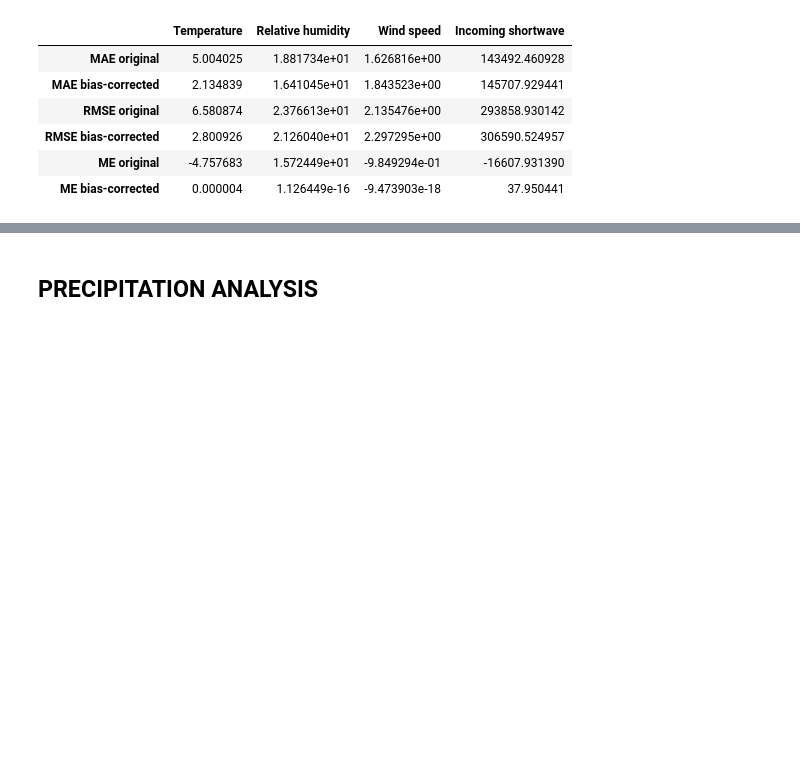
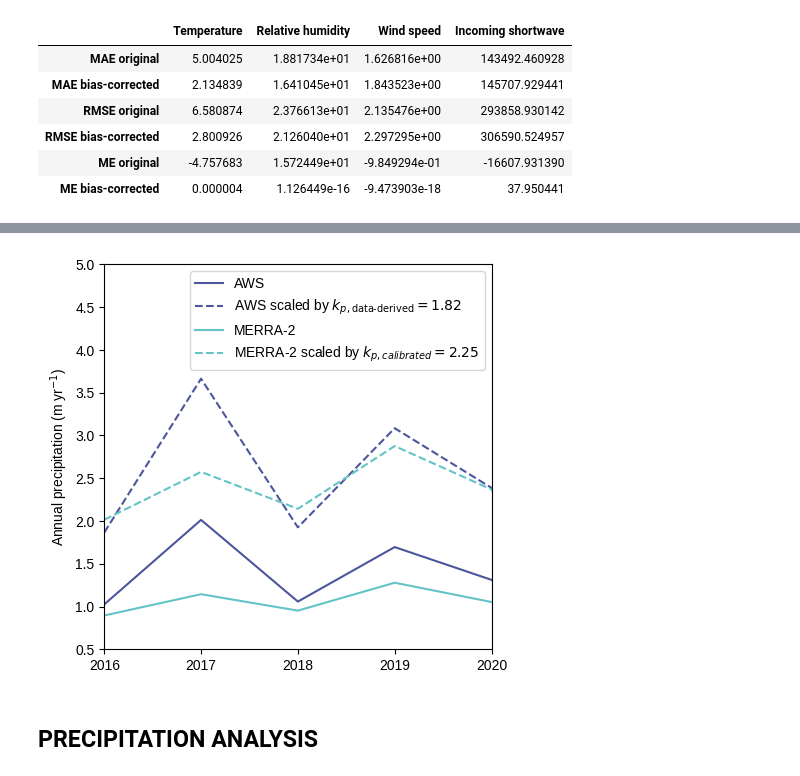
Before and after one commit to clairevwilson/PEBSI, a Jupyter notebook: figs_climate.ipynb, the cells around one changed output, grey strips where cells are left out. Drawn from its saved outputs; the diff is of its cells as text; code cells hidden in the pictures; blank space fills up the shorter version.

```diff
--- a/figs_climate.ipynb
+++ b/figs_climate.ipynb
@@ -674,0 +708,55 @@ Coordinates:
+# %%
+ds = xr.open_dataarray(fn_MERRA.replace('VAR','PRECTOTCORR')).sel(lat=lat,lon=lon)*3600 / 1000
+df = pd.read_csv(fn_nunatak,index_col='UTC_time', parse_dates=True)[['Precip_Weighing_Incremental', 'Precip_Disdrometer_Incremental']].astype(float)
+df = df.loc[pd.to_datetime('2016-10-01'):pd.to_datetime('2021-10-01')]
+# nunatak['Precip_Weighing_Incremental'] = nunatak['Precip_Weighing_Incremental'].fillna(nunatak['Precip_Disdrometer_Incremental'] * 1.48)
+# df.fillna({'Precip_Weighing_Incremental':df['Precip_Disdrometer_Incremental']*1.48},inplace=True)
+print(df.index + pd.Timedelta(minutes=30))
+
+# all_dates = []
+# for year in range(2016, 2024):
+#     for date in pd.date_range(f'{year}-09-01', f'{year+1}-05-01'):
+#         all_dates.append(date)
+# df = df.loc[all_dates]
+ds = ds*(1+0.000130*(1725-1232))
+
+ds = ds.sel(time=df.index + pd.Timedelta(minutes=30))
+
+fig, (ax1) = plt.subplots(figsize=(5, 5))
+years = df['Precip_Weighing_Incremental'].resample('YS-OCT').sum().index
+ax1.plot(years, df['Precip_Weighing_Incremental'].resample('YS-OCT').sum() / 1000, c='#4D559C', label='AWS')
+ax1.plot(years, df['Precip_Weighing_Incremental'].resample('YS-OCT').sum() / 1000 * 1.82, c='#4D559C', label=r'AWS scaled by $k_{p, \text{data-derived}}=1.82$', linestyle='--')
+
+kp = df['Precip_Weighing_Incremental'].sum() / ds.sum().values / 1000
+
+ax1.plot(years, ds.resample(time='YS-OCT').sum().values, label='MERRA-2',c='#63c4c7')
+ax1.plot(years, ds.resample(time='YS-OCT').sum().values*2.25, label='MERRA-2 scaled by $k_{p, calibrated}=2.25$',c='#63c4c7', linestyle='--')
+
+ax1.set_ylabel('Annual precipitation (m yr$^{-1}$)')
+ax1.set_xlim(pd.to_datetime('2017-01-01'), pd.to_datetime('2021-09-01'))
+kp = df['Precip_Weighing_Incremental'].sum() / ds.sum() / 1000
+
+bias_before = np.median(ds.resample(time='YS-OCT').sum().values - df['Precip_Weighing_Incremental'].resample('YS-OCT').sum() / 1000)
+bias_after = np.median(ds.resample(time='YS-OCT').sum().values*2.25 - df['Precip_Weighing_Incremental'].resample('YS-OCT').sum() / 1000 * 1.82)
+print(bias_before, bias_after)
+
+MAE_before = np.mean(np.abs(ds.resample(time='YS-OCT').sum().values - df['Precip_Weighing_Incremental'].resample('YS-OCT').sum() / 1000))
+MAE = np.mean(np.abs(ds.resample(time='YS-OCT').sum().values*2.25 - df['Precip_Weighing_Incremental'].resample('YS-OCT').sum() / 1000 * 1.82))
+mdAE = np.median(np.abs(ds.resample(time='YS-OCT').sum().values*2.25 - df['Precip_Weighing_Incremental'].resample('YS-OCT').sum() / 1000 * 1.82))
+RMSE = np.sqrt(np.mean(np.square(ds.resample(time='YS-OCT').sum().values*2.25 - df['Precip_Weighing_Incremental'].resample('YS-OCT').sum() / 1000 * 1.82)))
+print(MAE_before, MAE)
+
+ax1.legend()
+# ax1.xaxis.set_major_formatter(mpl.dates.DateFormatter('%Y '))
+ax1.set_xticks(pd.date_range('2016-10-01','2021-09-01',freq='YS-OCT'))
+ax1.xaxis.set_major_formatter(mpl.dates.DateFormatter('%Y'))
+ax1.set_xlim(pd.to_datetime('2016-10-01'),pd.to_datetime('2020-10-01'))
+ax1.set_ylim(0.5, 5)
+
+# kp = np.cumsum(df['Precip_Weighing_Incremental'].values) / 1000 / np.cumsum(ds.values)
+# kp[kp > 100] = np.nan
+# kp[kp < 0] = np.nan
+print(kp.values)
+# ax2.plot(df.index, kp)
+plt.savefig('/trace/group/rounce/cvwilson/Output/FigR2_2.png', bbox_inches='tight', dpi=300)
+# %% [output]
@@ -675,3 +778,4 @@ Coordinates:
+[figure, added]
 # %% [markdown]
 ## PRECIPITATION ANALYSIS
 # %% [markdown]
```
Also changed, not shown: parts of 3 cells of this notebook, 4 other files.
